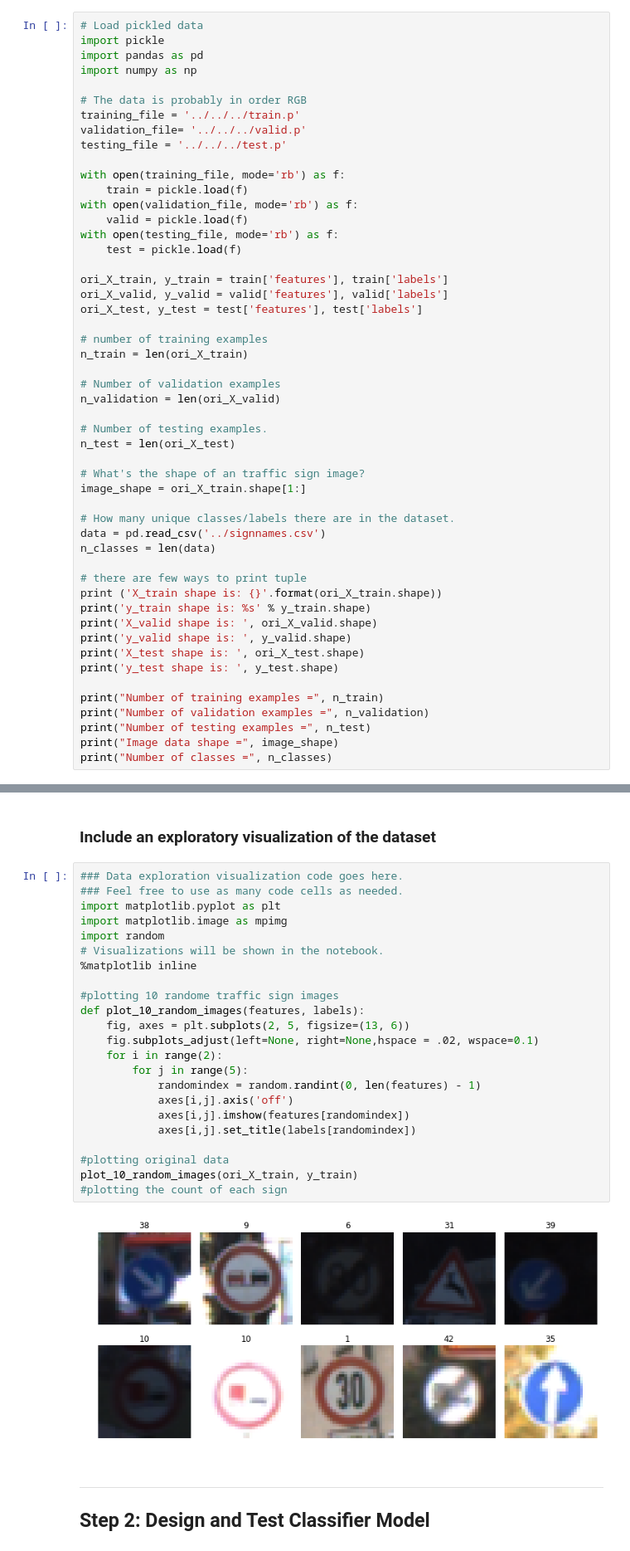
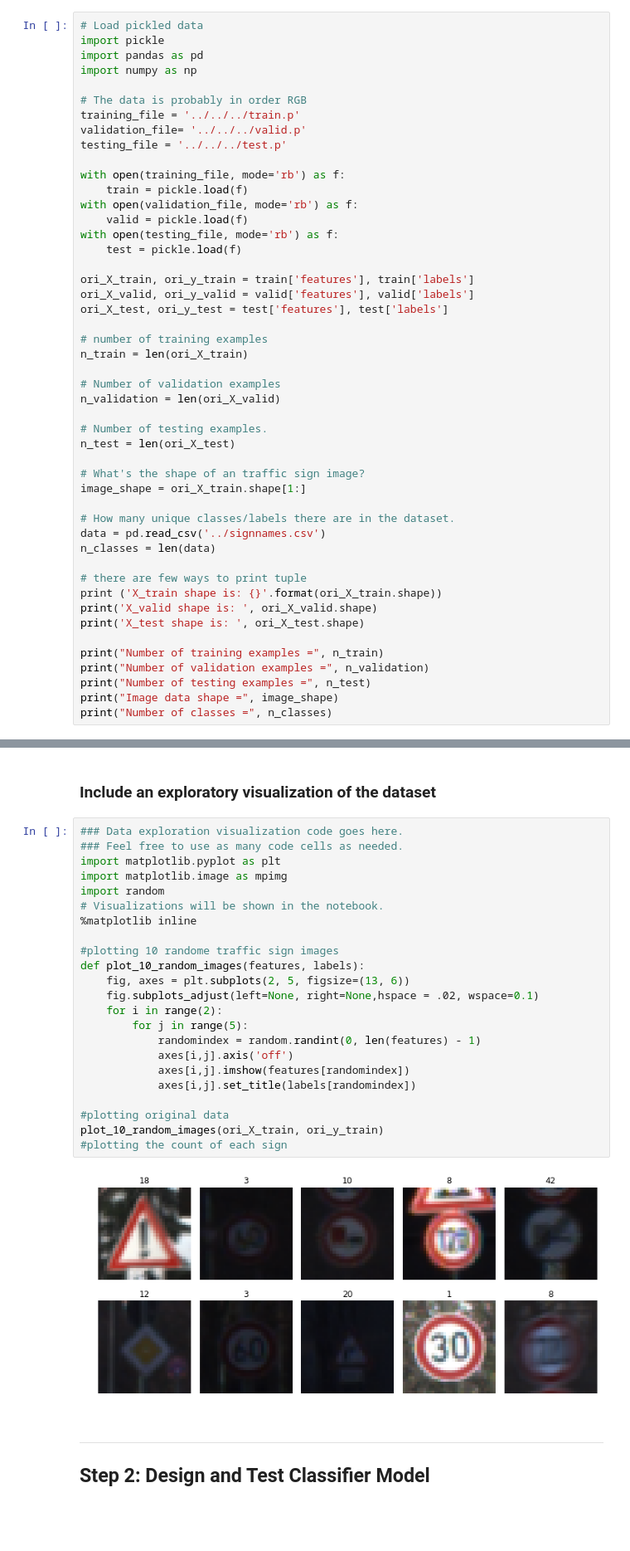
Before and after one commit to tranlv/Self-Driving-Car-Engineer-Part-1, a Jupyter notebook: Traffic Sign Classifier/notebook/Traffic_Sign_Classifier.ipynb, the cells around one changed output, grey strips where cells are left out. Shown at 83% size. Drawn from its saved outputs; the diff is of its cells as text; blank space fills up the shorter version.

```diff
--- a/Traffic Sign Classifier/notebook/Traffic_Sign_Classifier.ipynb
+++ b/Traffic Sign Classifier/notebook/Traffic_Sign_Classifier.ipynb
@@ -33,9 +33,9 @@ with open(validation_file, mode='rb') as f:
 with open(testing_file, mode='rb') as f:
     test = pickle.load(f)
 
-ori_X_train, y_train = train['features'], train['labels']
-ori_X_valid, y_valid = valid['features'], valid['labels']
-ori_X_test, y_test = test['features'], test['labels']
+ori_X_train, ori_y_train = train['features'], train['labels']
+ori_X_valid, ori_y_valid = valid['features'], valid['labels']
+ori_X_test, ori_y_test = test['features'], test['labels']
 
 # number of training examples
 n_train = len(ori_X_train)
@@ -55,11 +55,8 @@ n_classes = len(data)
 
 # there are few ways to print tuple
 print ('X_train shape is: {}'.format(ori_X_train.shape))
-print('y_train shape is: %s' % y_train.shape)
 print('X_valid shape is: ', ori_X_valid.shape)
-print('y_valid shape is: ', y_valid.shape)
 print('X_test shape is: ', ori_X_test.shape)
-print('y_test shape is: ', y_test.shape)
 
 print("Number of training examples =", n_train)
 print("Number of validation examples =", n_validation)
@@ -83,28 +77,28 @@ Number of classes = 43
 # %%
 ### Data exploration visualization code goes here.
 ### Feel free to use as many code cells as needed.
 import matplotlib.pyplot as plt
 import matplotlib.image as mpimg
 import random
 # Visualizations will be shown in the notebook.
 %matplotlib inline
 
 #plotting 10 randome traffic sign images
 def plot_10_random_images(features, labels):
     fig, axes = plt.subplots(2, 5, figsize=(13, 6))
     fig.subplots_adjust(left=None, right=None,hspace = .02, wspace=0.1)
     for i in range(2):
         for j in range(5):
             randomindex = random.randint(0, len(features) - 1)
             axes[i,j].axis('off')
             axes[i,j].imshow(features[randomindex])
             axes[i,j].set_title(labels[randomindex])
 
 #plotting original data
-plot_10_random_images(ori_X_train, y_train)
+plot_10_random_images(ori_X_train, ori_y_train)
 #plotting the count of each sign
 # %% [output]
-[figure, old version]
+[figure, new version]
 # %% [markdown]
 ----
 
```
Also changed, not shown: parts of 4 cells of this notebook.
